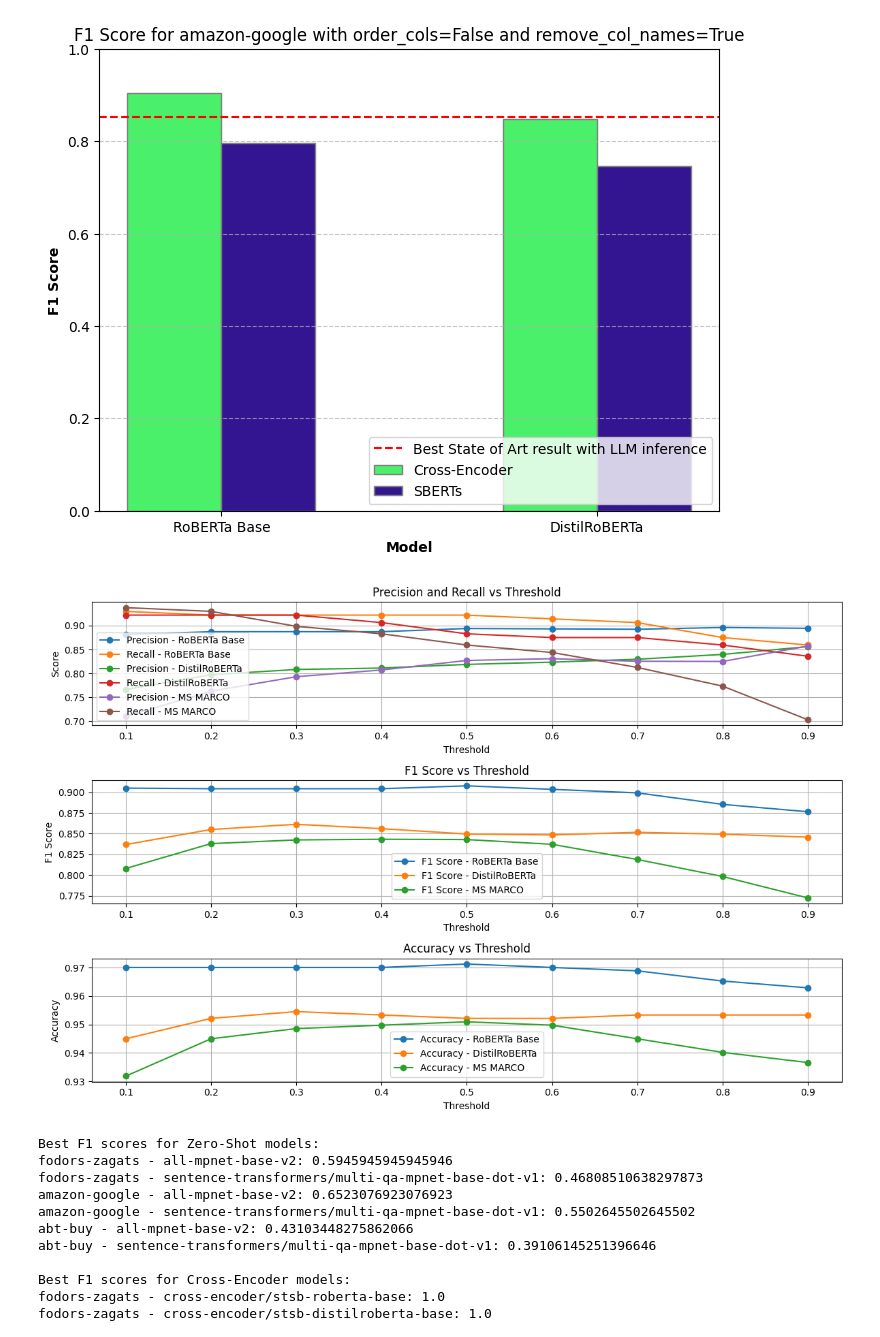
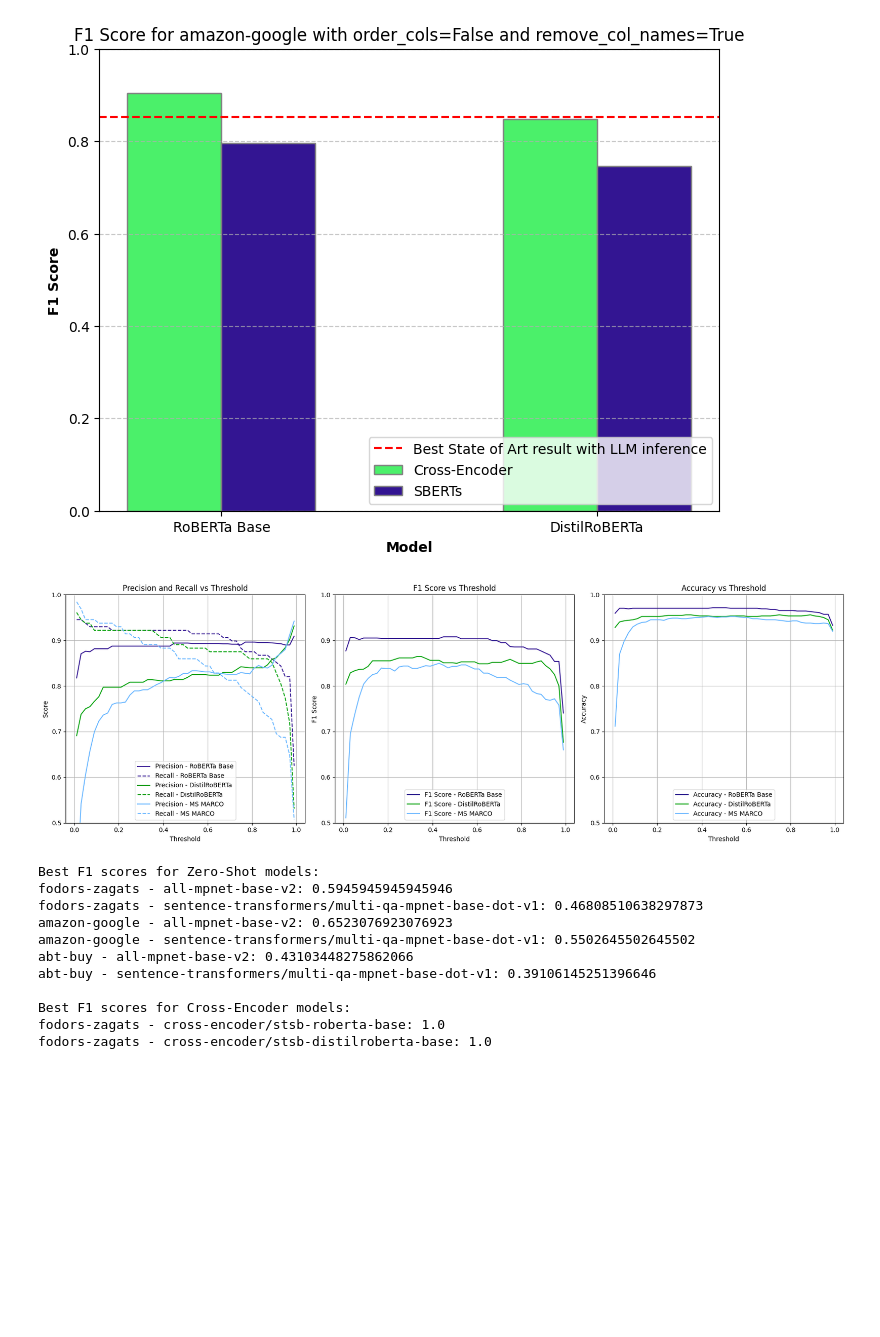
Before and after one commit to ttperr/WavER, a Jupyter notebook: src/results.ipynb, the cells around one changed output. Saved outputs shown, nothing was run; the diff lists cells and outputs as text; code cells hidden in the pictures; blank space fills up the shorter version.

Commit message:
modify graphs

```diff
--- a/src/results.ipynb
+++ b/src/results.ipynb
@@ -242,7 +242,9 @@ recall_ms_marco = []
 precision_ms_marco = []
 accuracy_ms_marco = []
 
-thresholds = np.linspace(0.1, 0.9, 9)
+thresholds = np.linspace(0.01, 0.99, 50)
+
+colors = ['#331592', '#05A30E', '#6BB8FF']
 
 # Load data
 table_a_serialized, table_b_serialized, X_train_ids, y_train, X_valid_ids, y_valid, X_test_ids, y_test = load_data(os.path.join(import_data.DATA_FOLDER, data_name))
@@ -254,61 +256,64 @@ for threshold in thresholds:
 
     f1_score_cross_roberta_base.append(f1_score(y_test, logits_roberta_base > threshold))
     recall_cross_roberta_base.append(recall_score(y_test, logits_roberta_base > threshold))
-    precision_cross_roberta_base.append(precision_score(y_test, logits_roberta_base > threshold))
+    precision_cross_roberta_base.append(precision_score(y_test, logits_roberta_base > threshold, zero_division=1))
     accuracy_cross_roberta_base.append(accuracy_score(y_test, logits_roberta_base > threshold))
 
     f1_score_cross_distilbert.append(f1_score(y_test, logits_distilbert > threshold))
     recall_cross_distilbert.append(recall_score(y_test, logits_distilbert > threshold))
-    precision_cross_distilbert.append(precision_score(y_test, logits_distilbert > threshold))
+    precision_cross_distilbert.append(precision_score(y_test, logits_distilbert > threshold, zero_division=1))
     accuracy_cross_distilbert.append(accuracy_score(y_test, logits_distilbert > threshold))
 
     f1_score_ms_marco.append(f1_score(y_test, logits_ms_marco > threshold))
     recall_ms_marco.append(recall_score(y_test, logits_ms_marco > threshold))
-    precision_ms_marco.append(precision_score(y_test, logits_ms_marco > threshold))
+    precision_ms_marco.append(precision_score(y_test, logits_ms_marco > threshold, zero_division=1))
     accuracy_ms_marco.append(accuracy_score(y_test, logits_ms_marco > threshold))
 
-plt.figure(figsize=(12, 8))
+plt.figure(figsize=(3*6,6))
 
 # Plot Precision and Recall
-plt.subplot(3, 1, 1)
-plt.plot(thresholds, precision_cross_roberta_base, label='Precision - RoBERTa Base', marker='o')
-plt.plot(thresholds, recall_cross_roberta_base, label='Recall - RoBERTa Base', marker='o')
-plt.plot(thresholds, precision_cross_distilbert, label='Precision - DistilRoBERTa', marker='o')
-plt.plot(thresholds, recall_cross_distilbert, label='Recall - DistilRoBERTa', marker='o')
-plt.plot(thresholds, precision_ms_marco, label='Precision - MS MARCO', marker='o')
-plt.plot(thresholds, recall_ms_marco, label='Recall - MS MARCO', marker='o')
+plt.subplot(1, 3, 1)
+plt.plot(thresholds, precision_cross_roberta_base, label='Precision - RoBERTa Base', color=colors[0])
+plt.plot(thresholds, recall_cross_roberta_base, label='Recall - RoBERTa Base', linestyle='--', color=colors[0])
+plt.plot(thresholds, precision_cross_distilbert, label='Precision - DistilRoBERTa', color=colors[1])
+plt.plot(thresholds, recall_cross_distilbert, label='Recall - DistilRoBERTa', linestyle='--', color=colors[1])
+plt.plot(thresholds, precision_ms_marco, label='Precision - MS MARCO', color=colors[2])
+plt.plot(thresholds, recall_ms_marco, label='Recall - MS MARCO', linestyle='--', color=colors[2])
 plt.xlabel('Threshold')
 plt.ylabel('Score')
 plt.title('Precision and Recall vs Threshold')
-plt.legend()
+plt.legend(loc='lower center')
+plt.ylim(0.5,1)
 plt.grid(True)
 
 # Plot F1 Score
-plt.subplot(3, 1, 2)
-plt.plot(thresholds, f1_score_cross_roberta_base, label='F1 Score - RoBERTa Base', marker='o')
-plt.plot(thresholds, f1_score_cross_distilbert, label='F1 Score - DistilRoBERTa', marker='o')
-plt.plot(thresholds, f1_score_ms_marco, label='F1 Score - MS MARCO', marker='o')
+plt.subplot(1, 3, 2)
+plt.plot(thresholds, f1_score_cross_roberta_base, label='F1 Score - RoBERTa Base', color=colors[0])
+plt.plot(thresholds, f1_score_cross_distilbert, label='F1 Score - DistilRoBERTa', color=colors[1])
+plt.plot(thresholds, f1_score_ms_marco, label='F1 Score - MS MARCO', color=colors[2])
 plt.xlabel('Threshold')
 plt.ylabel('F1 Score')
 plt.title('F1 Score vs Threshold')
-plt.legend()
+plt.legend(loc='lower center')
+plt.ylim(0.5,1)
 plt.grid(True)
 
 # Plot Accuracy
-plt.subplot(3, 1, 3)
-plt.plot(thresholds, accuracy_cross_roberta_base, label='Accuracy - RoBERTa Base', marker='o')
-plt.plot(thresholds, accuracy_cross_distilbert, label='Accuracy - DistilRoBERTa', marker='o')
-plt.plot(thresholds, accuracy_ms_marco, label='Accuracy - MS MARCO', marker='o')
+plt.subplot(1, 3, 3)
+plt.plot(thresholds, accuracy_cross_roberta_base, label='Accuracy - RoBERTa Base', color=colors[0])
+plt.plot(thresholds, accuracy_cross_distilbert, label='Accuracy - DistilRoBERTa', color=colors[1])
+plt.plot(thresholds, accuracy_ms_marco, label='Accuracy - MS MARCO', color=colors[2])
 plt.xlabel('Threshold')
 plt.ylabel('Accuracy')
 plt.title('Accuracy vs Threshold')
-plt.legend()
+plt.legend(loc='lower center')
+plt.ylim(0.5,1)
 plt.grid(True)
 
 plt.tight_layout()
 plt.show()
 # %% [output]
-[figure, old version]
+[figure, new version]
 # %%
 def get_best_f1_score(results_dict):
     best_f1_scores = {}
```
